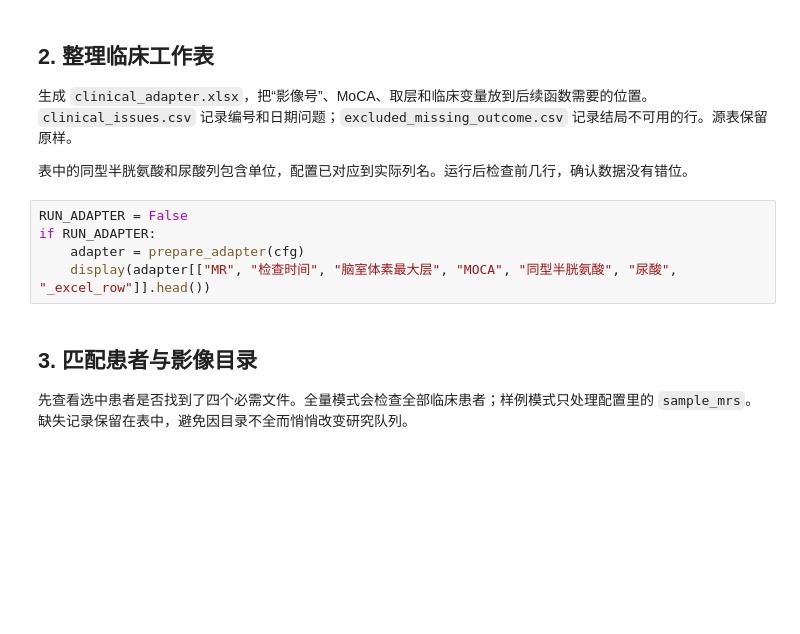
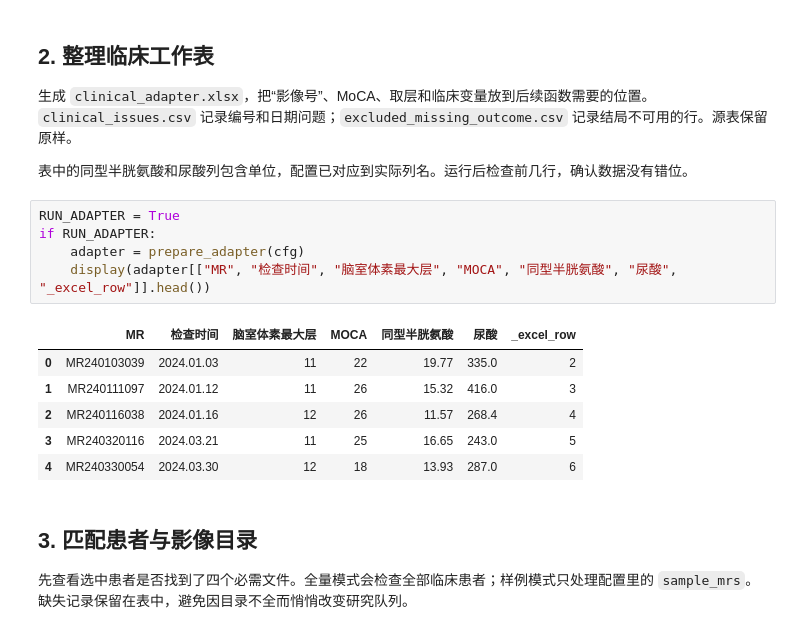
Before and after one commit to SunriserO5/PSCI, a Jupyter notebook: 00_共享数据核查与固定队列.ipynb, the cells around one changed output. Drawn from its saved outputs; the diff is of its cells as text; blank space fills up the shorter version.

```diff
--- a/00_共享数据核查与固定队列.ipynb
+++ b/00_共享数据核查与固定队列.ipynb
@@ -1193,10 +1210,17 @@ else:
 
 表中的同型半胱氨酸和尿酸列包含单位，配置已对应到实际列名。运行后检查前几行，确认数据没有错位。
 # %%
-RUN_ADAPTER = False
+RUN_ADAPTER = True
 if RUN_ADAPTER:
     adapter = prepare_adapter(cfg)
     display(adapter[["MR", "检查时间", "脑室体素最大层", "MOCA", "同型半胱氨酸", "尿酸", "_excel_row"]].head())
+# %% [output]
+|  | MR | 检查时间 | 脑室体素最大层 | MOCA | 同型半胱氨酸 | 尿酸 | _excel_row |
+| 0 | MR240103039 | 2024.01.03 | 11 | 22 | 19.77 | 335.0 | 2 |
+| 1 | MR240111097 | 2024.01.12 | 11 | 26 | 15.32 | 416.0 | 3 |
+| 2 | MR240116038 | 2024.01.16 | 12 | 26 | 11.57 | 268.4 | 4 |
+| 3 | MR240320116 | 2024.03.21 | 11 | 25 | 16.65 | 243.0 | 5 |
+| 4 | MR240330054 | 2024.03.30 | 12 | 18 | 13.93 | 287.0 | 6 |
 # %% [markdown]
 ## 3. 匹配患者与影像目录
 
```
Also changed, not shown: parts of 10 cells of this notebook, 2 other files.
